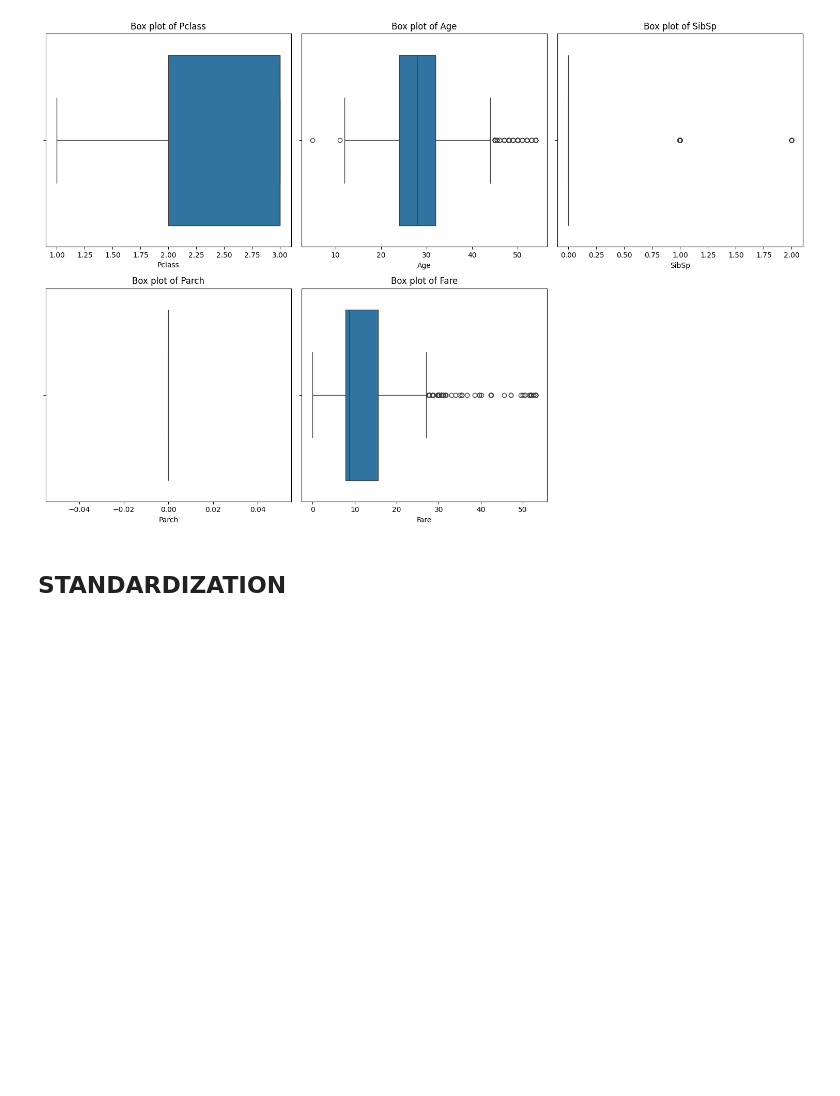
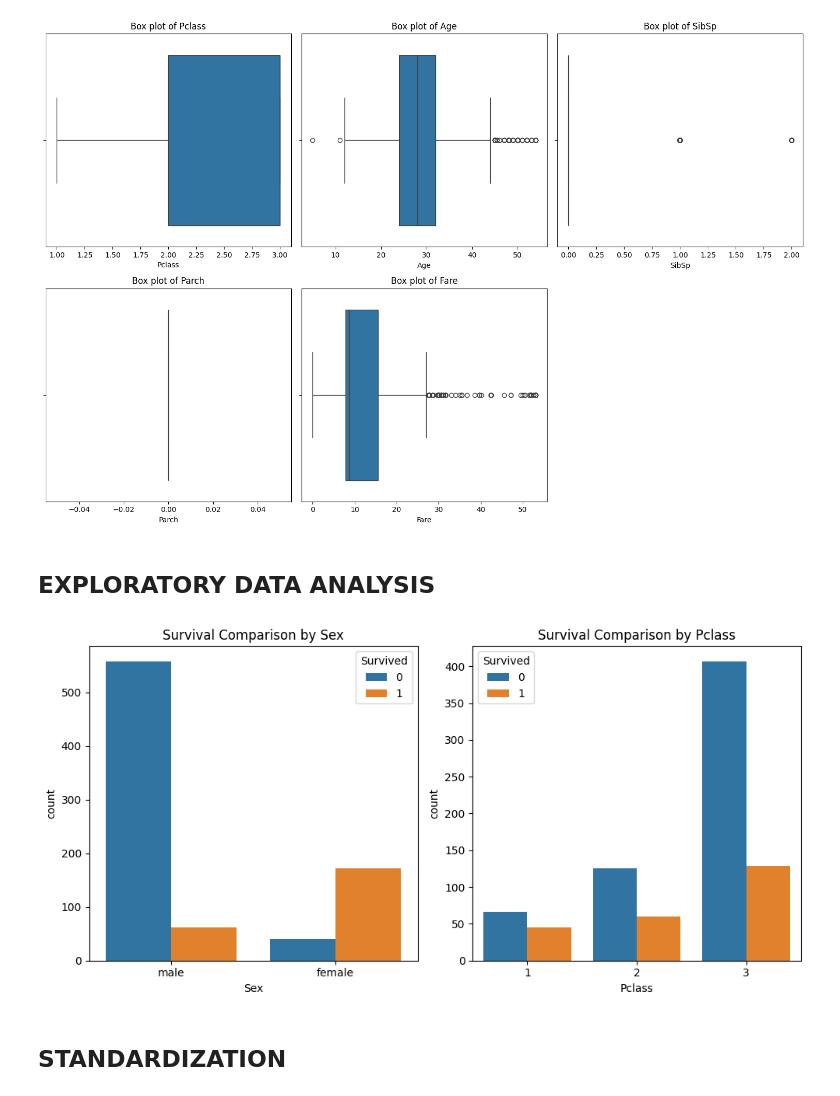
Before and after one commit to rajasmdra/titanic-survival-prediction, a Jupyter notebook: titanic-survuval-prediction.ipynb, the cells around one changed output. Cells and saved outputs as stored; diff of their text form; code cells hidden in the pictures; blank space fills up the shorter version.

```diff
--- a/titanic-survuval-prediction.ipynb
+++ b/titanic-survuval-prediction.ipynb
@@ -218,6 +218,21 @@ plt.tight_layout()
 plt.show()
 # %% [output]
 [figure]
+# %% [markdown]
+## EXPLORATORY DATA ANALYSIS
+# %%
+plt.figure(figsize=(10, 5))
+eda_cols = ['Sex', 'Pclass']
+
+for i, column in enumerate(eda_cols, 1):
+    plt.subplot(1, 2, i)
+    sns.countplot(x=df[column], hue=df['Survived'])
+    plt.title(f"Survival Comparison by {column}")
+
+plt.tight_layout()
+plt.show()
+# %% [output]
+[figure, added]
 # %% [markdown]
 ## STANDARDIZATION
 # %%
```
Also changed, not shown: parts of 6 cells of this notebook.
